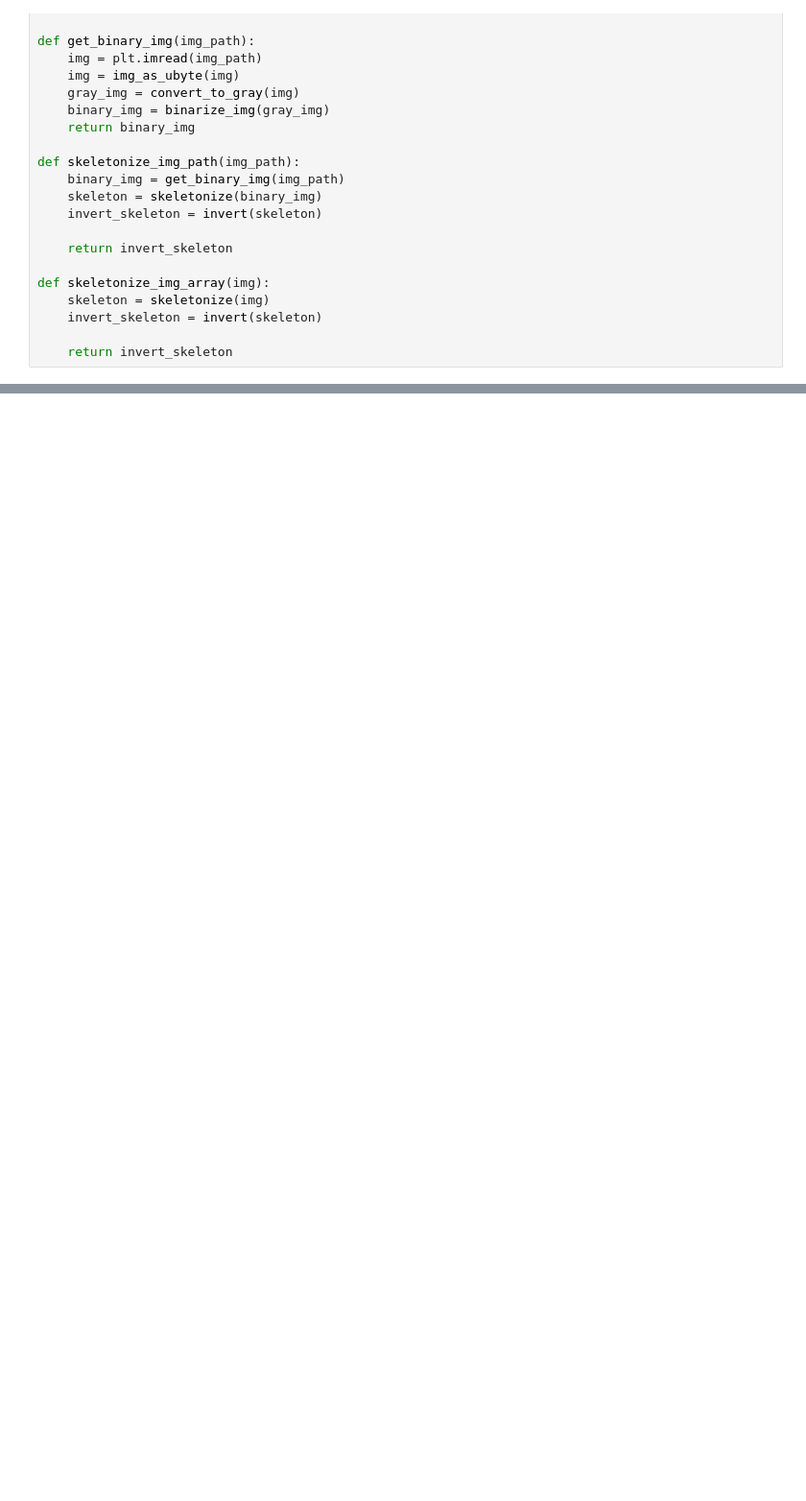
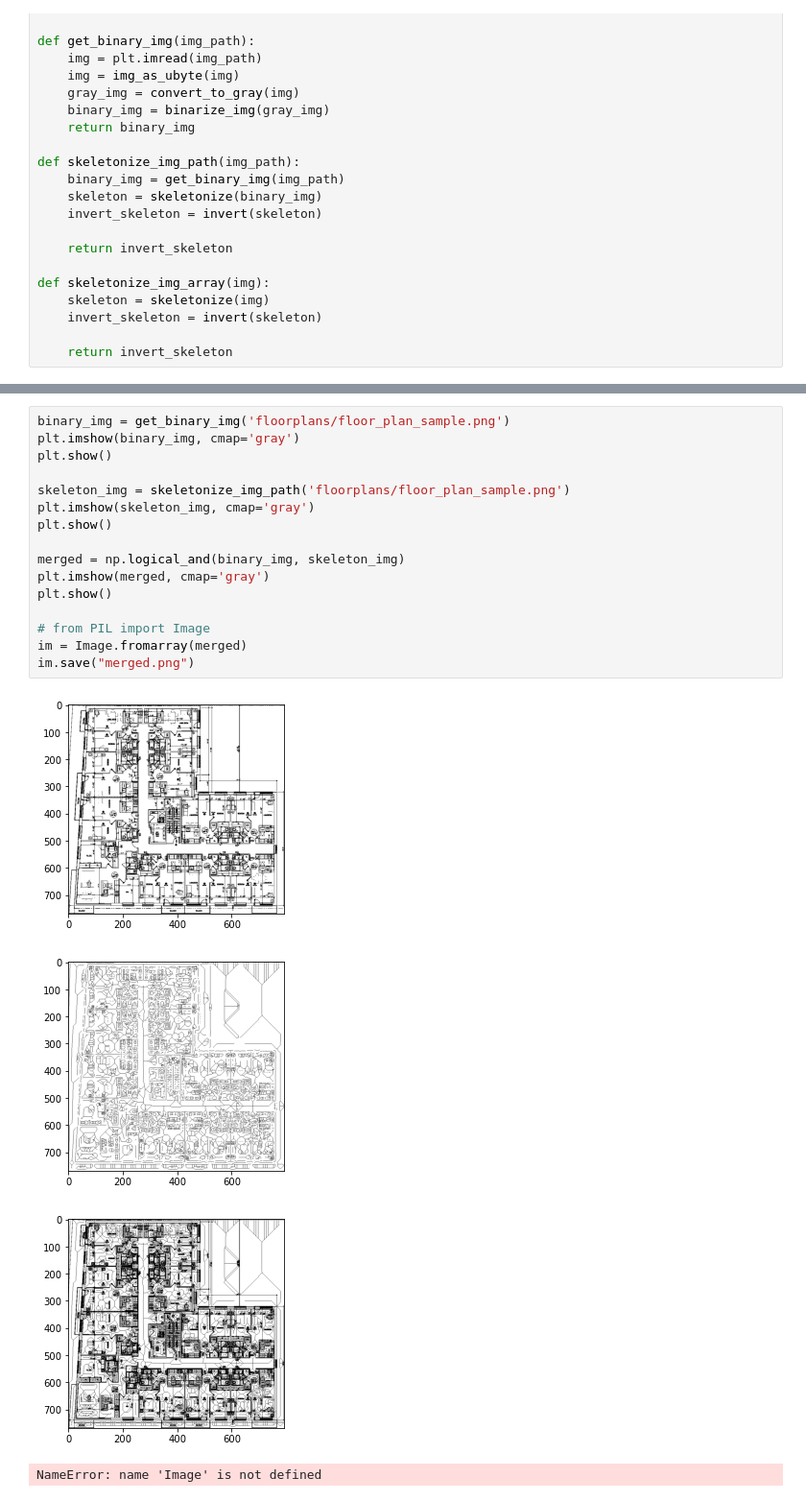
Before and after one commit to Amauris/path_extractor, a Jupyter notebook: path_extractor.ipynb, the cells around one changed output, grey strips where cells are left out. Shown: that part at 96% size. Cells and saved outputs as stored; diff of their text form; blank space fills up the shorter version.

```diff
--- a/path_extractor.ipynb
+++ b/path_extractor.ipynb
@@ -76,0 +122,21 @@ plt.show()
+# %%
+binary_img = get_binary_img('floorplans/floor_plan_sample.png')
+plt.imshow(binary_img, cmap='gray')
+plt.show()
+
+skeleton_img = skeletonize_img_path('floorplans/floor_plan_sample.png')
+plt.imshow(skeleton_img, cmap='gray')
+plt.show()
+
+merged = np.logical_and(binary_img, skeleton_img)
+plt.imshow(merged, cmap='gray')
+plt.show()
+
+# from PIL import Image
+im = Image.fromarray(merged)
+im.save("merged.png")
+# %% [output]
+[figure, added]
+[figure, added]
+[figure, added]
+NameError: name 'Image' is not defined
```
Also changed, not shown: parts of 14 cells of this notebook.
